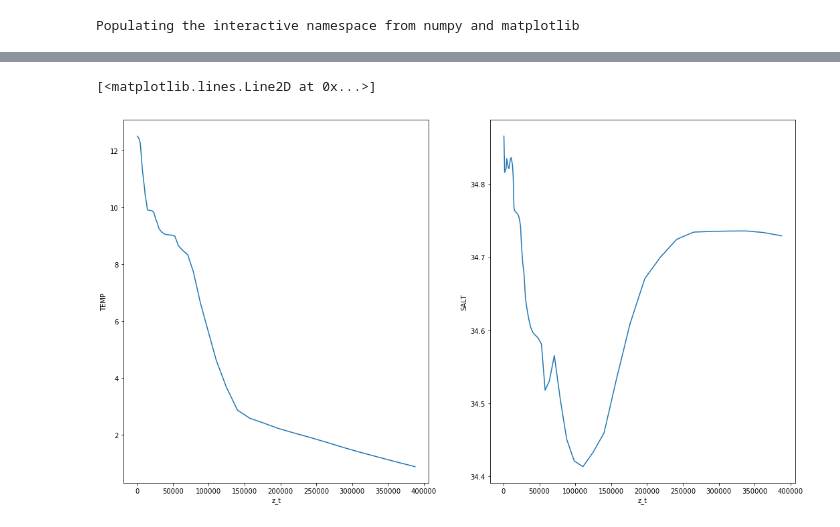
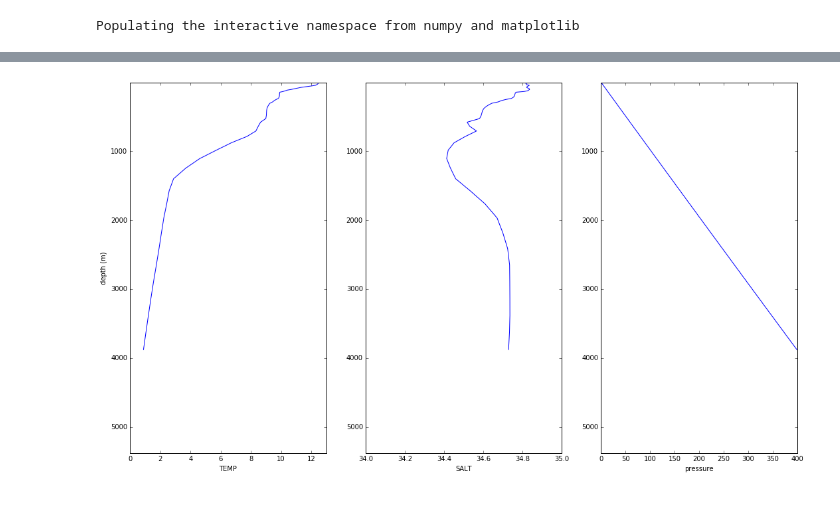
Before and after one commit to mnlevy1981/MARBL-notebooks, a Jupyter notebook: Forcing Data (with xarray).ipynb, the cells around one changed output, grey strips where cells are left out. Saved outputs shown, nothing was run; the diff lists cells and outputs as text; code cells hidden in the pictures.

```diff
--- a/Forcing Data (with xarray).ipynb
+++ b/Forcing Data (with xarray).ipynb
@@ -14,8 +15,15 @@ filename = '%s/%s.pop.h.%s.nc' % (rundir, casename, date)
 ds = xr.open_dataset(filename, decode_times=False, decode_coords=False)
 # %%
 # Variables to keep in dataset
-vars_to_keep = ['TLAT', 'TLONG', 'z_t', 'z_w_bot', 'dz', 'TEMP', 'SALT']
-
+grid_vars = ['TLAT', 'TLONG', 'z_t', 'z_t_150m', 'z_w_bot', 'dz']
+forcing_vars = ['DUST_FLUX', 'SHF_QSW', 'TEMP', 'SALT', 'ECOSYS_ATM_PRESS',
+                'ECOSYS_IFRAC', 'IRON_FLUX', 'NOx_FLUX', 'NHy_FLUX', 'ATM_CO2', 'ATM_ALT_CO2']
+base_tracers = ['PO4', 'NO3', 'SiO3', 'NH4', 'Fe', 'Lig', 'O2', 'DIC', 'DIC_ALT_CO2', 'ALK', 'ALK_ALT_CO2',
+                'DOC', 'DON', 'DOP', 'DOPr', 'DONr', 'DOCr', 'zooC', 'spChl', 'spC', 'spP', 'spFe', 'spCaCO3',
+                'diatChl', 'diatC', 'diatP', 'diatFe', 'diatSi', 'diazChl', 'diazC', 'diazP', 'diazFe']
+ciso_tracers = ['DI13C', 'DO13C', 'DI14C', 'DO14C', 'zoo13C', 'zoo14C', 'sp14C', 'sp14C',
+                'spCa13CO3', 'spCa14CO3', 'diat13C', 'diat14c', 'diaz13C', 'diaz14C']
+vars_to_keep = grid_vars + forcing_vars + base_tracers + ciso_tracers
 # Pick an (i,j)
 # (17,18) is Southern Ocean (28.1 E, 50.576 S); has 56 levels
 # (19,50) is near SOFS site SW of Tasmania (143.3 E, 45.695 S); has 54 levels
@@ -23,6 +31,3 @@ lat_in = 19
 lon_in = 50
 
 single_col = ds.isel(time=0, nlat=lat_in, nlon=lon_in).drop([v for v in ds.variables if v not in vars_to_keep])
-single_col
-
-# TODO: unit conversion (rename Salinity units 'psu', everything else to mks)
@@ -47,8 +33,0 @@ Attributes:
-# %%
-fig, axes = plt.subplots(ncols=2)
-
-single_col.TEMP.plot(ax=axes[0])
-single_col.SALT.plot(ax=axes[1])
-# %% [output]
-[<matplotlib.lines.Line2D at 0x...>]
-[figure, removed]
@@ -54,0 +93,24 @@ single_col.SALT.plot(ax=axes[1])
+# %%
+def update_xlim(interior_forcing):
+    if interior_forcing == 'TEMP':
+        plt.xlim(0, 13)
+    if interior_forcing == 'SALT':
+        plt.xlim(34, 35)
+    if interior_forcing == 'pressure':
+        plt.xlim(0,400)
+# %%
+fig, axes = plt.subplots(ncols=3)
+plt.xlim(400000,0)
+
+for n, interior_forcing in enumerate(['TEMP', 'SALT', 'pressure']):
+    single_col[interior_forcing].plot(ax=axes[n])
+    plt.subplot(1,3,n+1);
+    plt.plot(single_col[interior_forcing].values, single_col['z_t'].values);
+    plt.ylim(max(single_col['z_t'].values), min(single_col['z_t'].values));
+    plt.xlabel(interior_forcing)
+    if n == 0:
+        # Only want y-axis label on left-most plot
+        plt.ylabel("depth (m)");
+    update_xlim(interior_forcing);
+# %% [output]
+[figure, added]
```
Also changed, not shown: parts of 3 cells of this notebook.
